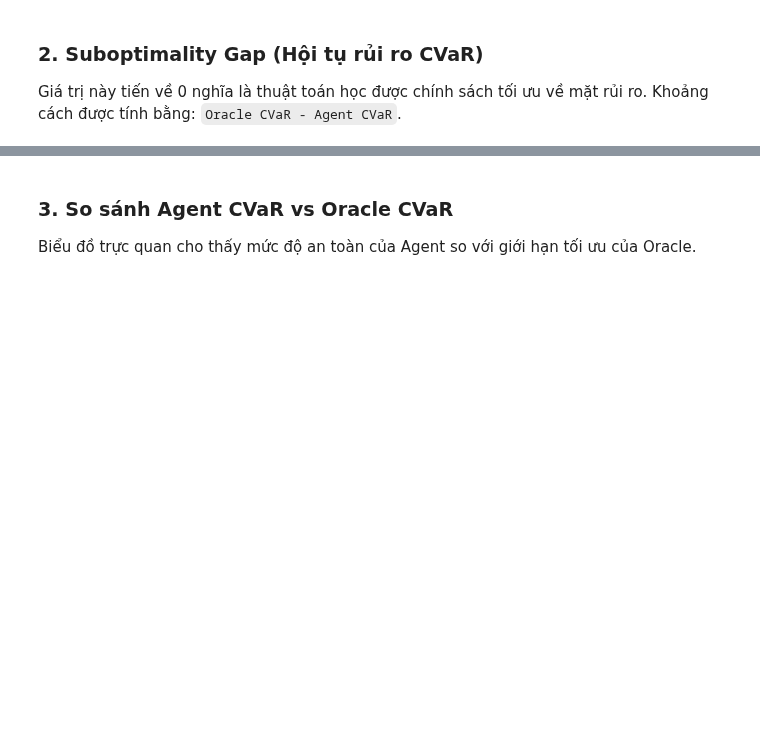
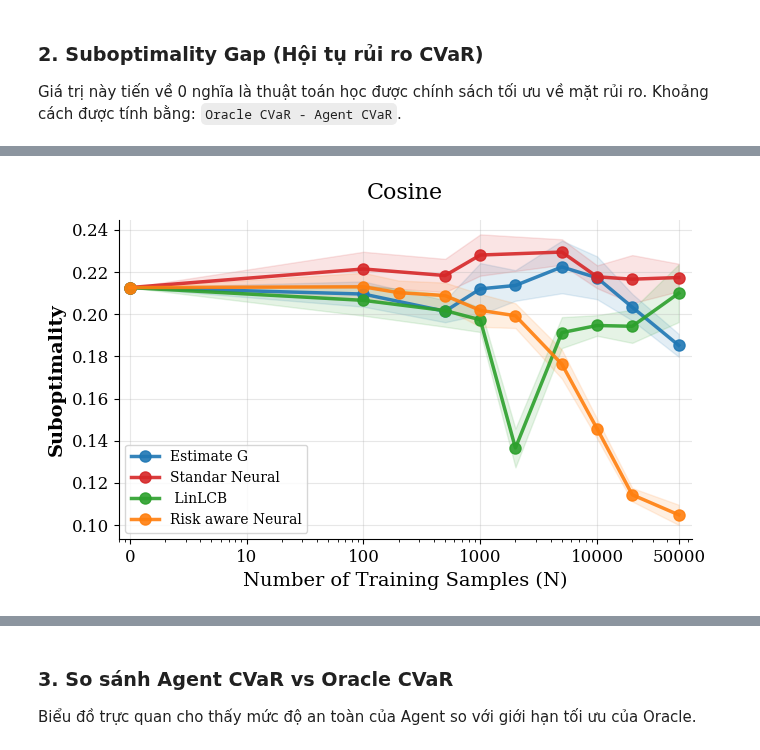
Before and after one commit to trito11/robust_risk_aware_bandits, a Jupyter notebook: plot_convergence.ipynb, the cells around one changed output, grey strips where cells are left out. Drawn from its saved outputs; the diff is of its cells as text; code cells hidden in the pictures; blank space fills up the shorter version.

```diff
--- a/plot_convergence.ipynb
+++ b/plot_convergence.ipynb
@@ -171,21 +202,3 @@ robust
 # %% [markdown]
 ### 2. Suboptimality Gap (Hội tụ rủi ro CVaR)
 Giá trị này tiến về 0 nghĩa là thuật toán học được chính sách tối ưu về mặt rủi ro. Khoảng cách được tính bằng: `Oracle CVaR - Agent CVaR`.
-# %%
-for func_name, summaries in all_function_data.items():
-    plt.figure(figsize=(10, 6))
-    for algo, summary in summaries.items():
-        if not summary['n_extra']: continue
-        color = color_map.get(algo, None)
-        plt.plot(summary['n_extra'], summary['subopt_mean'], '-s', label=f"{label_map.get(algo, algo)} Subopt", markersize=8, color=color)
-        plt.fill_between(summary['n_extra'],
-                         np.array(summary['subopt_mean']) - np.array(summary['subopt_std']),
-                         np.array(summary['subopt_mean']) + np.array(summary['subopt_std']),
-                         alpha=0.2, color=color)
-
-    plt.xscale('log')
-    plt.title(f"CVaR Suboptimality vs Sample Size - Function: {func_name}", fontsize=14)
-    plt.xlabel("n (Training Samples)", fontsize=12); plt.ylabel("Suboptimality", fontsize=12)
-    plt.grid(True, which="both", alpha=0.3)
-    plt.legend()
-    plt.show()
@@ -195,0 +205,81 @@ for func_name, summaries in all_function_data.items():
+# %%
+def plot_aligned_metric(func_name, summaries, metric='regret', title='Regret Comparison', ylabel='Regret'):
+    setup_neurips_style()
+    fig, ax = plt.subplots(figsize=(7, 4.5))
+
+    # 1. Tính toán baseline chung từ giá trị đầu tiên của các thuật toán
+    baselines = []
+    for summary in summaries.values():
+        m_key = 'regret_mean' if metric == 'regret' else 'subopt_mean'
+        if summary[m_key]:
+            baselines.append(summary[m_key][0])
+
+    common_baseline = np.mean(baselines) if baselines else 0
+
+    # Sử dụng 1 làm điểm bắt đầu ảo cho trục Log (để đại diện cho 0)
+    # Vì log10(1) = 0, điểm này sẽ nằm ở vị trí bắt đầu của các lũy thừa cơ số 10
+    start_x_pseudo = 1
+
+    for algo, summary in summaries.items():
+        if metric == 'regret':
+            x = np.array(summary['n_regret'])
+            y = np.array(summary['regret_mean'])
+            err = np.array(summary['regret_std'])
+        elif metric == 'subopt':
+            x = np.array(summary['n_extra'])
+            y = np.array(summary['subopt_mean'])
+            err = np.array(summary['subopt_std'])
+
+        if len(x) == 0: continue
+
+        # CHÈN ĐIỂM BẮT ĐẦU ẢO
+        x_plot = np.insert(x, 0, start_x_pseudo)
+        y_plot = np.insert(y, 0, common_baseline)
+        err_plot = np.insert(err, 0, 0)
+
+        color = color_map.get(algo, None)
+        label = label_map.get(algo, algo)
+
+        # Vẽ đường biểu diễn
+        ax.plot(x_plot, y_plot, label=label, color=color, marker='o',
+                markevery=1, markersize=8, alpha=0.9, linewidth=2.5)
+
+        # Vẽ vùng sai số
+        ax.fill_between(x_plot, y_plot - 1.96*err_plot, y_plot + 1.96*err_plot,
+                        color=color, alpha=0.12)
+
+    # 2. CẤU HÌNH TRỤC X THEO PHONG CÁCH NEURIPS (LOG SCALE)
+    ax.set_xscale('log')
+
+    # Thiết lập các vị trí Ticks mong muốn
+    # Ta đặt tick tại 1 nhưng sẽ gán nhãn cho nó là "0"
+    tick_locations = [1, 10, 100, 1000, 10000, 50000]
+    tick_labels = ['0', '10', '100', '1000', '10000', '50000']
+
+    ax.set_xticks(tick_locations)
+    ax.get_xaxis().set_major_formatter(ticker.ScalarFormatter()) # Tắt định dạng 10^n mặc định
+    ax.set_xticklabels(tick_labels)
+
+    # Điều chỉnh giới hạn trục để tránh bị mất điểm đầu/cuối
+    ax.set_xlim(left=0.8, right=65000)
+
+    # 3. TINH CHỈNH THẨM MỸ
+    ax.set_xlabel('Number of Training Samples (N)', fontsize=14)
+    ax.set_ylabel(ylabel, fontweight='bold', fontsize=14)
+    ax.set_title(f'{func_name.capitalize()}', pad=15, fontsize=16)
+
+    # Lưới (Grid) nhẹ nhàng
+    ax.grid(True, which='major', axis='both', linestyle='-', alpha=0.3)
+
+    # Chú thích (Legend)
+    ax.legend(frameon=True, loc='best', facecolor='white', framealpha=0.8, fontsize=10)
+
+    plt.tight_layout()
+    os.makedirs('plots', exist_ok=True)
+    plt.savefig(f'plots/convergence_{func_name}_{metric}.pdf', bbox_inches='tight', dpi=300)
+    plt.show()
+
+for func_name, summaries in all_function_data.items():
+    plot_aligned_metric(func_name, summaries, metric='subopt', title='CVaR Suboptimality', ylabel='Suboptimality')
+# %% [output]
+[figure, added]
```
Also changed, not shown: parts of 8 cells of this notebook, 1 other file.
